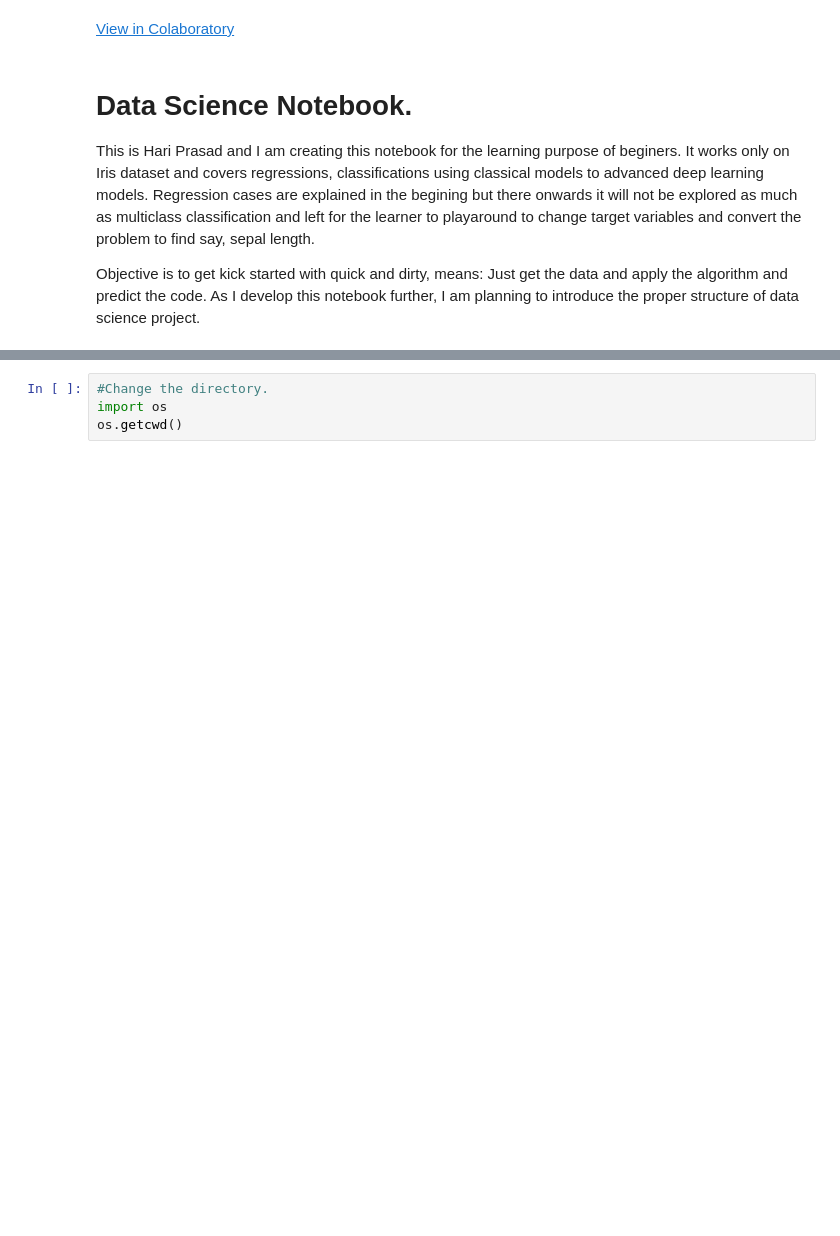
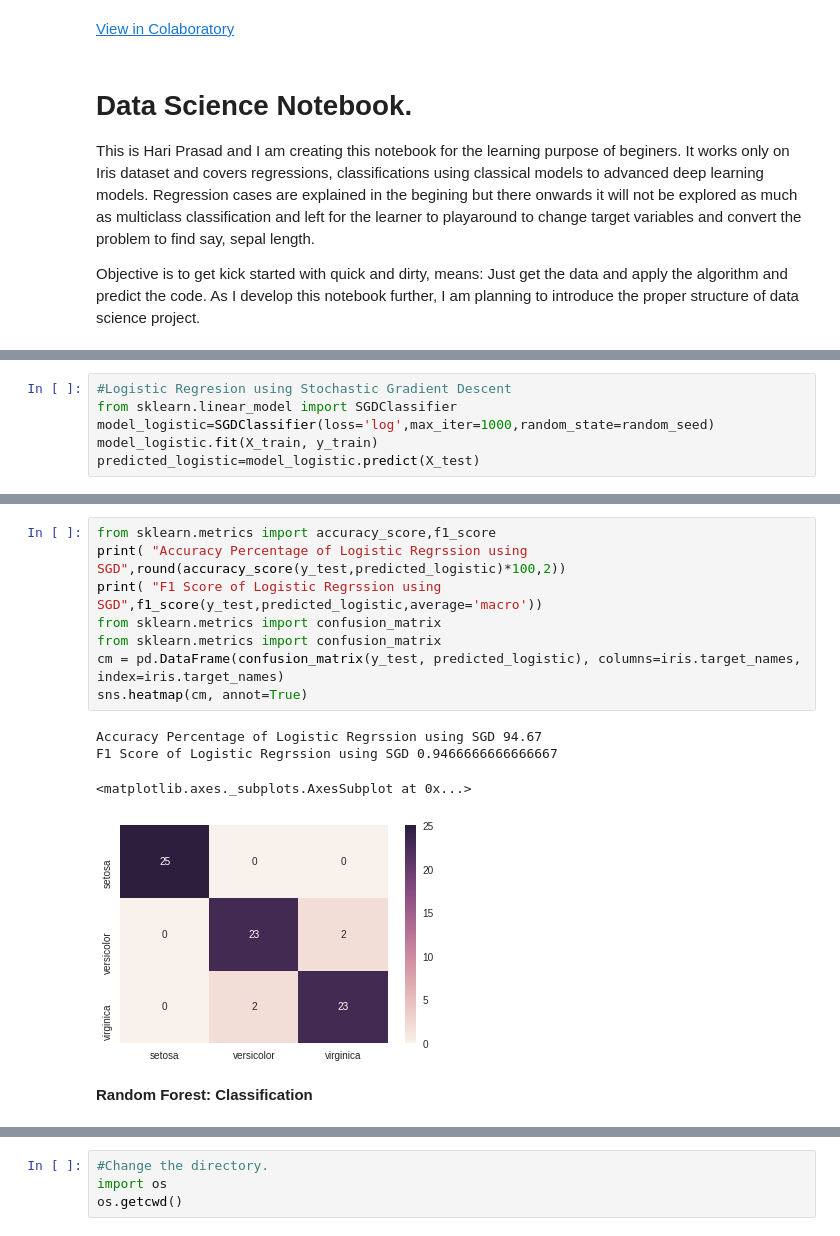
Before and after one commit to meethariprasad/datascience, a Jupyter notebook: Data_Science_Class.ipynb, the cells around one changed output, grey strips where cells are left out. Drawn from its saved outputs; the diff is of its cells as text; blank space fills up the shorter version.

```diff
--- a/Data_Science_Class.ipynb
+++ b/Data_Science_Class.ipynb
@@ -33,0 +152,6 @@ Image(filename = PATH + "iris.png")
+# %%
+#Logistic Regresion using Stochastic Gradient Descent
+from sklearn.linear_model import SGDClassifier
+model_logistic=SGDClassifier(loss='log',max_iter=1000,random_state=random_seed)
+model_logistic.fit(X_train, y_train)
+predicted_logistic=model_logistic.predict(X_test)
@@ -33,0 +173,15 @@ Image(filename = PATH + "iris.png")
+# %%
+from sklearn.metrics import accuracy_score,f1_score
+print( "Accuracy Percentage of Logistic Regrssion using SGD",round(accuracy_score(y_test,predicted_logistic)*100,2))
+print( "F1 Score of Logistic Regrssion using SGD",f1_score(y_test,predicted_logistic,average='macro'))
+from sklearn.metrics import confusion_matrix
+from sklearn.metrics import confusion_matrix
+cm = pd.DataFrame(confusion_matrix(y_test, predicted_logistic), columns=iris.target_names, index=iris.target_names)
+sns.heatmap(cm, annot=True)
+# %% [output]
+Accuracy Percentage of Logistic Regrssion using SGD 94.67
+F1 Score of Logistic Regrssion using SGD 0.9466666666666667
+<matplotlib.axes._subplots.AxesSubplot at 0x...>
+[figure, added]
+# %% [markdown]
+**Random Forest: Classification**
```
Also changed, not shown: parts of 84 cells of this notebook.
